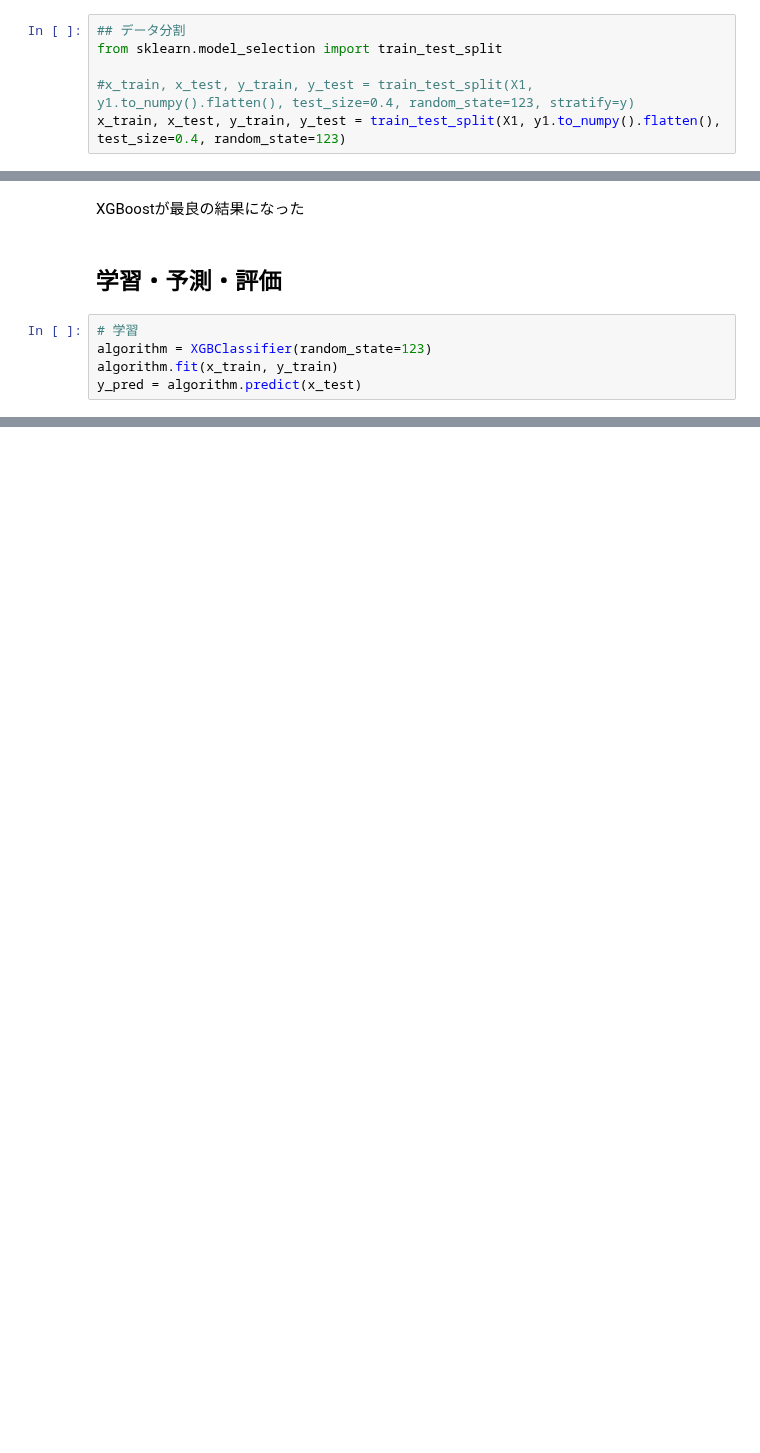
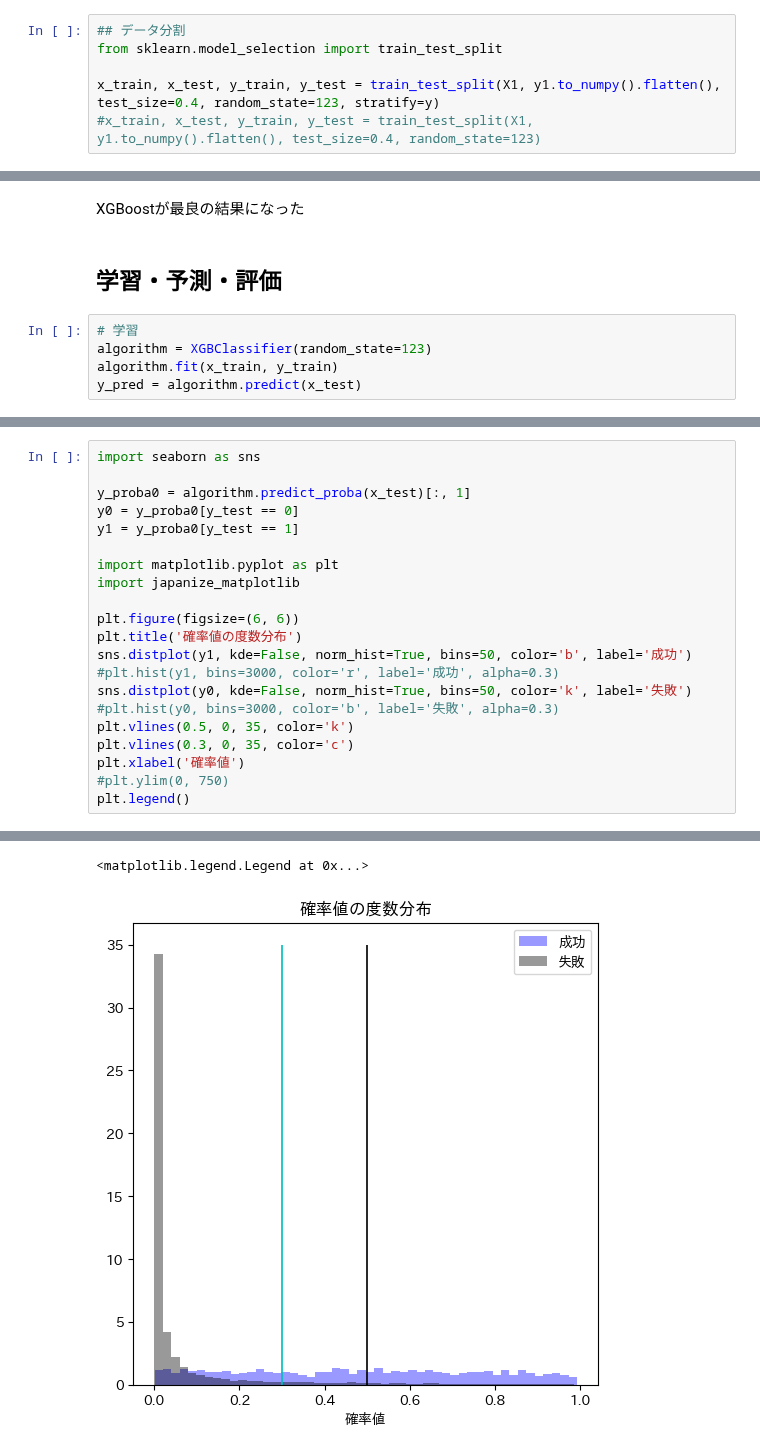
Before and after one commit to Yu5656/machine-learning_101, a Jupyter notebook: ml_10.ipynb, the cells around one changed output, grey strips where cells are left out. Drawn from its saved outputs; the diff is of its cells as text; blank space fills up the shorter version.

```diff
--- a/ml_10.ipynb
+++ b/ml_10.ipynb
@@ -298,8 +298,8 @@ X1[['平均残高', '最終通話秒数']] = stdsc.fit_transform(X1[['平均残
 ## データ分割
 from sklearn.model_selection import train_test_split
 
-#x_train, x_test, y_train, y_test = train_test_split(X1, y1.to_numpy().flatten(), test_size=0.4, random_state=123, stratify=y)
-x_train, x_test, y_train, y_test = train_test_split(X1, y1.to_numpy().flatten(), test_size=0.4, random_state=123)
+x_train, x_test, y_train, y_test = train_test_split(X1, y1.to_numpy().flatten(), test_size=0.4, random_state=123, stratify=y)
+#x_train, x_test, y_train, y_test = train_test_split(X1, y1.to_numpy().flatten(), test_size=0.4, random_state=123)
 # %%
 display(x_train.shape, y_train.shape, x_test.shape, y_test.shape)
 # %% [output]
@@ -368,0 +377,22 @@ print(f'適合率: {precision:.4f} / 再現率: {recall:.4f} / F値: {fscore:.4f
+# %%
+import seaborn as sns
+
+y_proba0 = algorithm.predict_proba(x_test)[:, 1]
+y0 = y_proba0[y_test == 0]
+y1 = y_proba0[y_test == 1]
+
+import matplotlib.pyplot as plt
+import japanize_matplotlib
+
+plt.figure(figsize=(6, 6))
+plt.title('確率値の度数分布')
+sns.distplot(y1, kde=False, norm_hist=True, bins=50, color='b', label='成功')
+#plt.hist(y1, bins=3000, color='r', label='成功', alpha=0.3)
+sns.distplot(y0, kde=False, norm_hist=True, bins=50, color='k', label='失敗')
+#plt.hist(y0, bins=3000, color='b', label='失敗', alpha=0.3)
+plt.vlines(0.5, 0, 35, color='k')
+plt.vlines(0.3, 0, 35, color='c')
+plt.xlabel('確率値')
+#plt.ylim(0, 750)
+plt.legend()
+# %% [output]
@@ -368,0 +418,2 @@ print(f'適合率: {precision:.4f} / 再現率: {recall:.4f} / F値: {fscore:.4f
+<matplotlib.legend.Legend at 0x...>
+[figure, added]
```
Also changed, not shown: parts of 19 cells of this notebook.
